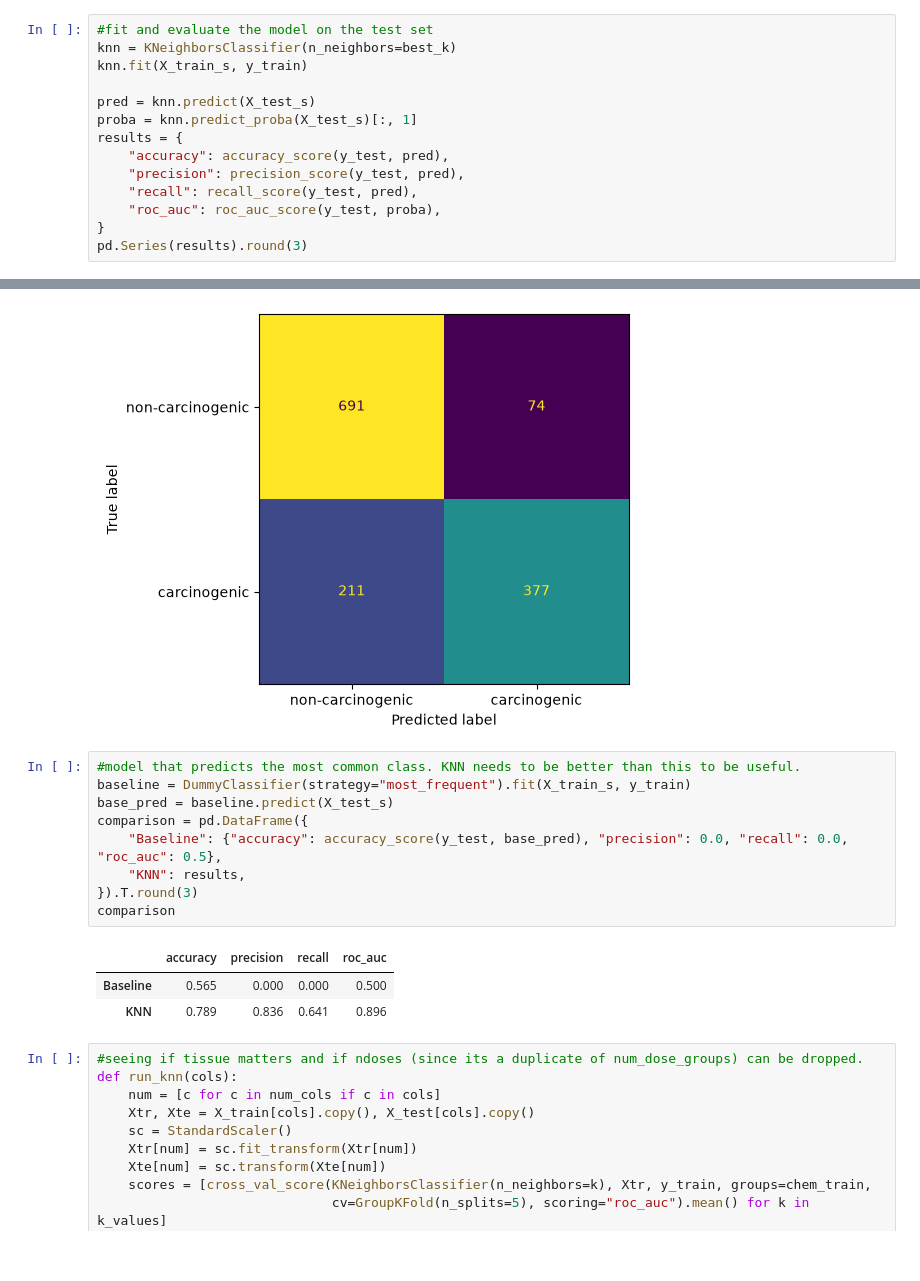
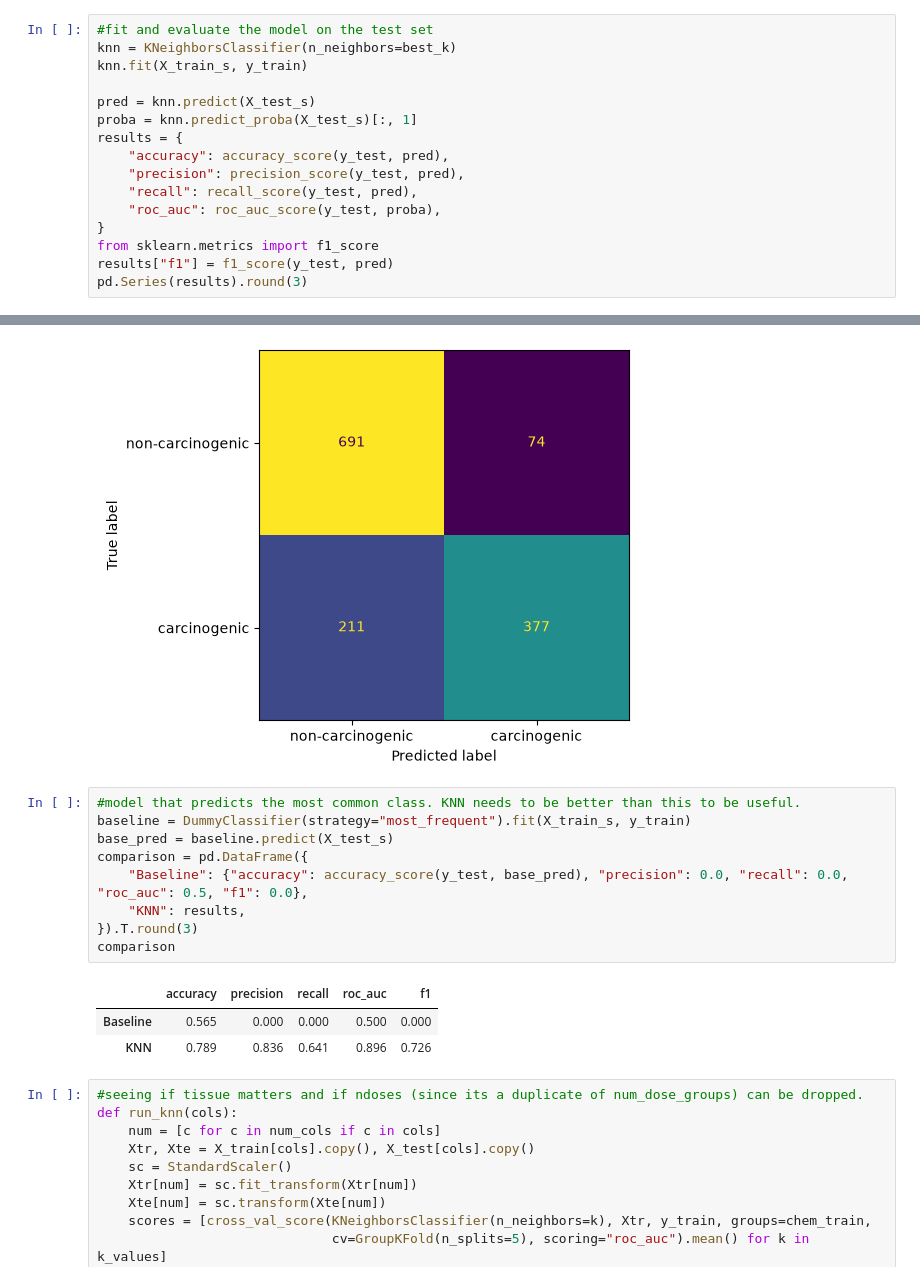
Before and after one commit to ngreen39/Chemical-Carcinogenicity-Prediction, a Jupyter notebook: notebooks/KNNClassification.ipynb, the cells around one changed output, grey strips where cells are left out. Saved outputs shown, nothing was run; the diff lists cells and outputs as text.

```diff
--- a/notebooks/KNNClassification.ipynb
+++ b/notebooks/KNNClassification.ipynb
@@ -78,6 +78,8 @@ results = {
     "recall": recall_score(y_test, pred),
     "roc_auc": roc_auc_score(y_test, proba),
 }
+from sklearn.metrics import f1_score
+results["f1"] = f1_score(y_test, pred)
 pd.Series(results).round(3)
 # %% [output]
 accuracy     0.789
@@ -93,16 +96,16 @@ ConfusionMatrixDisplay(confusion_matrix(y_test, pred), display_labels=["non-carc
 # %%
 #model that predicts the most common class. KNN needs to be better than this to be useful.
 baseline = DummyClassifier(strategy="most_frequent").fit(X_train_s, y_train)
 base_pred = baseline.predict(X_test_s)
 comparison = pd.DataFrame({
-    "Baseline": {"accuracy": accuracy_score(y_test, base_pred), "precision": 0.0, "recall": 0.0, "roc_auc": 0.5},
+    "Baseline": {"accuracy": accuracy_score(y_test, base_pred), "precision": 0.0, "recall": 0.0, "roc_auc": 0.5, "f1": 0.0},
     "KNN": results,
 }).T.round(3)
 comparison
 # %% [output]
-|  | accuracy | precision | recall | roc_auc |
-| Baseline | 0.565 | 0.000 | 0.000 | 0.500 |
-| KNN | 0.789 | 0.836 | 0.641 | 0.896 |
+|  | accuracy | precision | recall | roc_auc | f1 |
+| Baseline | 0.565 | 0.000 | 0.000 | 0.500 | 0.000 |
+| KNN | 0.789 | 0.836 | 0.641 | 0.896 | 0.726 |
 # %%
 #seeing if tissue matters and if ndoses (since its a duplicate of num_dose_groups) can be dropped.
 def run_knn(cols):
```
Also changed, not shown: parts of 3 cells of this notebook, 2 other files.
